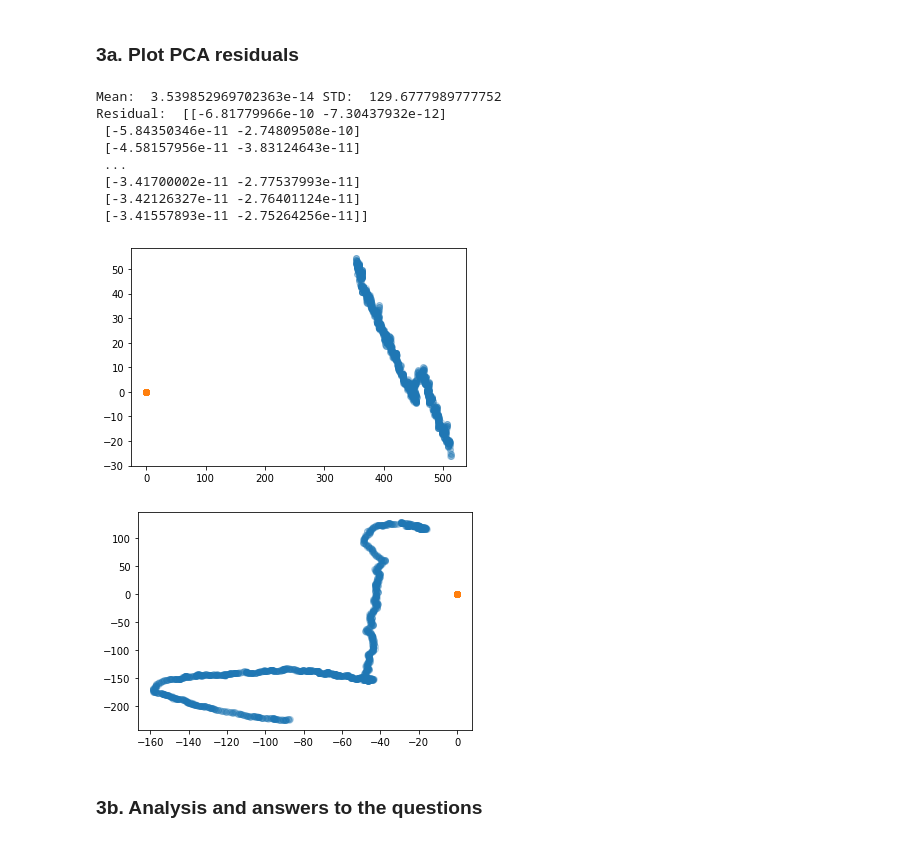
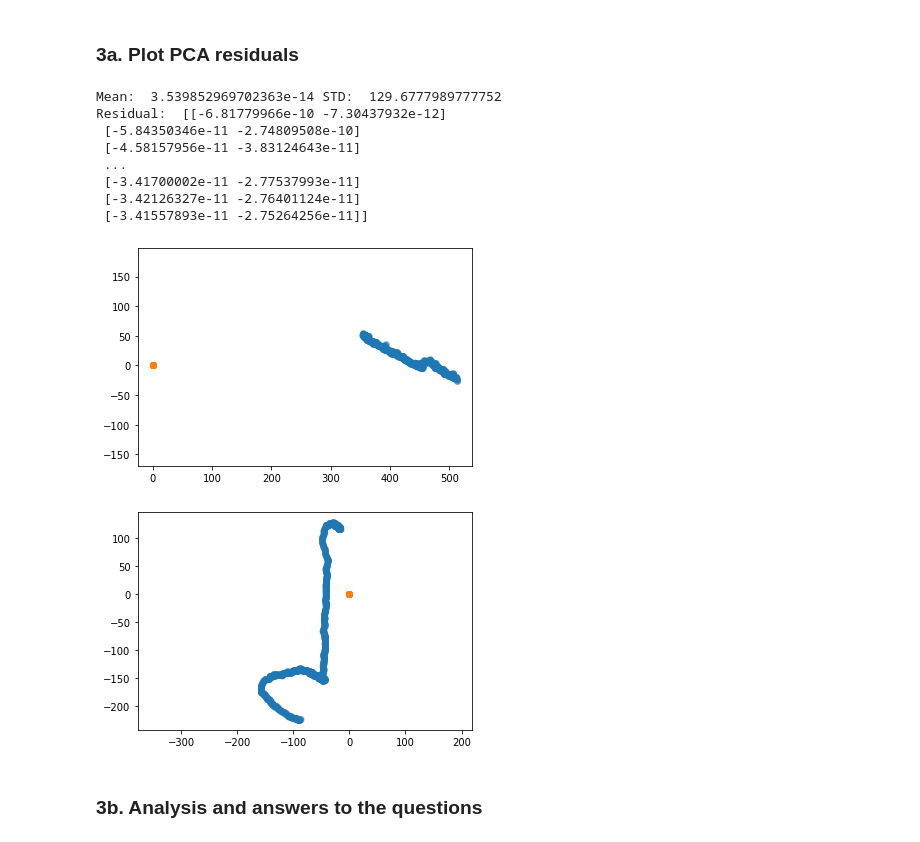
Before and after one commit to mvanmeerten/CDA, a Jupyter notebook: Lab2-group33/Lab2_CPA_NGRAM.ipynb, the cells around one changed output. Saved outputs shown, nothing was run; the diff lists cells and outputs as text; code cells hidden in the pictures.

```diff
--- a/Lab2-group33/Lab2_CPA_NGRAM.ipynb
+++ b/Lab2-group33/Lab2_CPA_NGRAM.ipynb
@@ -59,36 +59,59 @@ def perform_cpa(n_component, random_state):
     print("Mean: ", np.mean(X_pca), "STD: ", np.std(X_pca))
 
     X_train_inverse = pca.inverse_transform(X_pca)
     X_train_inverse = pca.fit_transform(X_train_inverse)
 
     residual = X_pca - X_train_inverse
     print("Residual: ", residual)
 
     return X_pca, residual
 
+# X_pca_pd = pd.DataFrame(data = X_pca, columns = ['Component 1', 'Component 2'])
+
+# print('Explained variation per principal component: {}'.format(pca.explained_variance_ratio_))
+
+# plt.figure()
+# plt.figure(figsize=(10,10))
+# plt.xticks(fontsize=12)
+# plt.yticks(fontsize=14)
+# plt.xlabel('Component - 1',fontsize=20)
+# plt.ylabel('Component - 2',fontsize=20)
+# plt.title("PCA of SWaT",fontsize=20)
+# targets = ['Normal', 'Attack']
+# colors = ['r', 'g']
+# for target, color in zip(targets,colors):
+#     indicesToKeep = df['Normal/Attack'] == target
+#     plt.scatter(X_pca_pd.loc[indicesToKeep, 'Component 1']
+#                , X_pca_pd.loc[indicesToKeep, 'Component 2'], c = color, s = 50)
+
+# plt.legend(targets,prop={'size': 15})
+
+# plt.show()
+
 X_pca, residual = perform_cpa(2, 2021)
 
+# plt.scatter(X_pca[:, 0], X_pca[:, 1], alpha=0.2)
 plt.scatter(X_pca[8000:10000, 0], X_pca[8000:10000, 1], alpha=0.2)
 plt.scatter(residual[8000:10000, 0], residual[8000:10000, 1], alpha=0.8)
-# plt.axis('equal')
+plt.axis('equal')
 
 plt.show()
 
 plt.scatter(X_pca[18000:20000, 0], X_pca[18000:20000, 1], alpha=0.2)
 plt.scatter(residual[18000:20000, 0], residual[18000:20000, 1], alpha=0.8)
-# plt.axis('equal')
+plt.axis('equal')
 
 plt.show()
 # %% [output]
 Mean:  3.539852969702363e-14 STD:  129.6777989777752
 Residual:  [[-6.81779966e-10 -7.30437932e-12]
  [-5.84350346e-11 -2.74809508e-10]
  [-4.58157956e-11 -3.83124643e-11]
  ...
  [-3.41700002e-11 -2.77537993e-11]
  [-3.42126327e-11 -2.76401124e-11]
  [-3.41557893e-11 -2.75264256e-11]]
-[figure, old version]
+[figure, new version]
-[figure, old version]
+[figure, new version]
 # %% [markdown]
 ### 3b. Analysis and answers to the questions
```
Also changed, not shown: parts of 2 cells of this notebook.
